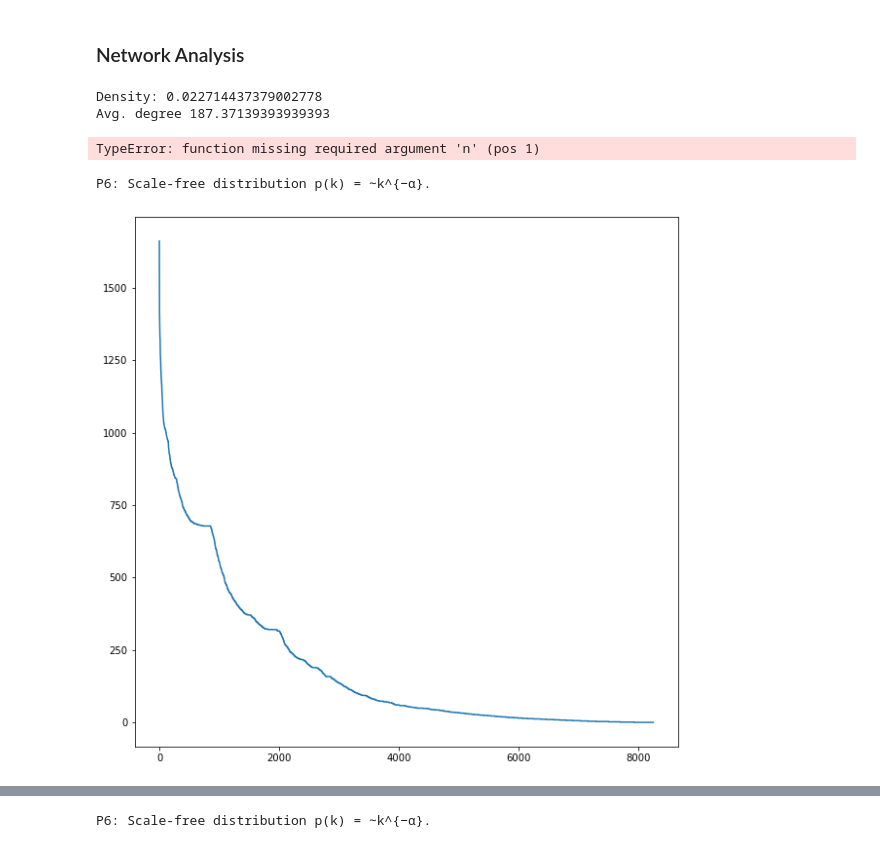
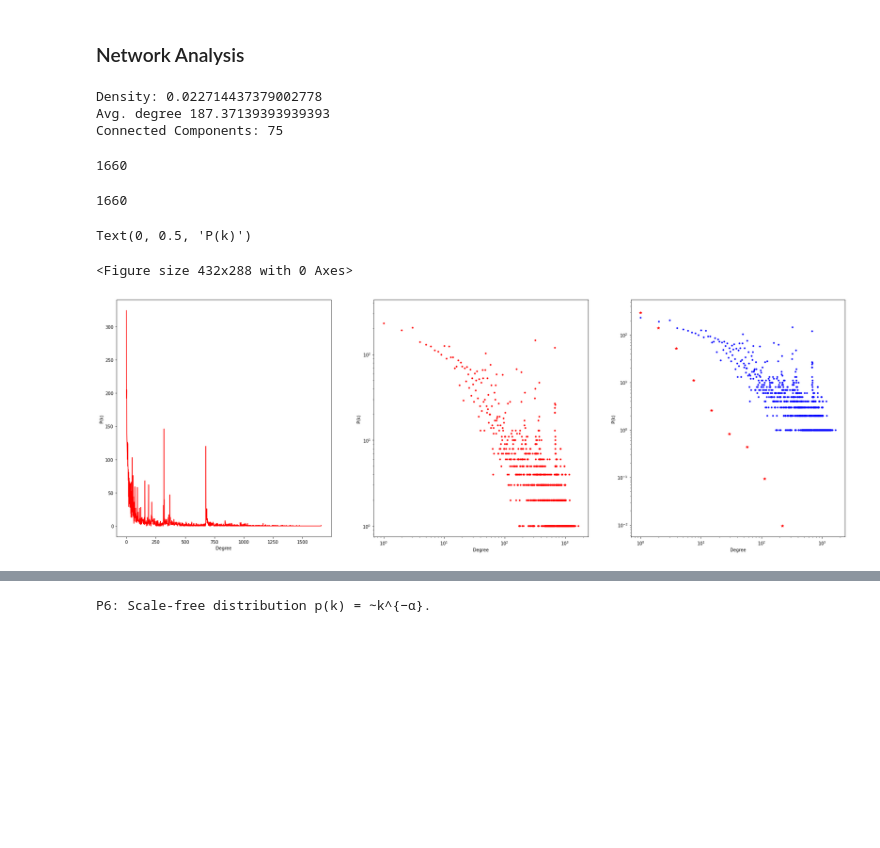
Before and after one commit to diazmx/phd-thesis-lab, a Jupyter notebook: 04-Analysis/02-NetworkModel.ipynb, the cells around one changed output, grey strips where cells are left out. Saved outputs shown, nothing was run; the diff lists cells and outputs as text; code cells hidden in the pictures; blank space fills up the shorter version.

Commit message:
Added Scale-free graphs

```diff
--- a/04-Analysis/02-NetworkModel.ipynb
+++ b/04-Analysis/02-NetworkModel.ipynb
@@ -264,7 +267,7 @@ def bipartite_projection(biparte_network, node_type=0):
     """
     Generate a monopartite network from bipartite network.
 
-    Args:
+    Parameters:
         bipartite_network (igraph Graph): The bipartie network.
         node_type (int): The set of nodes of the monopartite network.
 
@@ -322,24 +325,52 @@ print("Density:", density)
 
 avg_degree = sum(user_network.degree()) / user_network.vcount()
 print("Avg. degree", avg_degree)
+
+components = user_network.components()
+print("Connected Components:", len(components))
 # %% [output]
 Density: 0.022714437379002778
 Avg. degree 187.37139393939393
+Connected Components: 75
-TypeError: function missing required argument 'n' (pos 1)
-# %%
-##### P6: Scale-free distribution p(k) = ∼k−α. #####
-print("P6: Scale-free distribution p(k) = ∼k^{−α}.")
-#distri_grados = [i/user_network.vcount() for i in user_network.degree()]
-distri_grados = [i for i in user_network.degree()]
-plt.figure(figsize=(10,10))
-plt.plot(sorted(distri_grados,reverse=True))
-#x1, y1 = [100, 700], [0.13, 0.015]
-#x2, y2 = [1, 231], [3, 2]
-#plt.plot(x1, y1, marker = 'o')
-#plt.yscale("log")
-#plt.xscale("log")
-plt.show()
-print()
-# %% [output]
-P6: Scale-free distribution p(k) = ∼k^{−α}.
-[figure, removed]
+# %%
+max(user_network.degree())
+# %% [output]
+1660
+# %%
+max_degree = max(user_network.degree())
+print(max_degree)
+
+# Crear una lista donde se almacena
+degree_list = np.zeros(max_degree, dtype=int)
+
+for node in user_network.vs():
+    degree_list[node.degree()-1] = (degree_list[node.degree()-1] + 1)
+
+#degree_list = degree_list / user_network.vcount()
+
+plt.clf()
+fig = plt.figure(figsize=(30, 10))
+
+plt.subplot(1, 3, 1)
+plt.plot(degree_list, "r")
+plt.xlabel('Degree')
+plt.ylabel('P(k)')
+
+plt.subplot(1, 3, 2)
+plt.plot(range(max_degree), degree_list, "r.")
+plt.loglog()
+plt.xlabel('Degree')
+plt.ylabel('P(k)')
+
+plt.subplot(1, 3, 3)
+bins = np.logspace(0, 3.22, 12)
+plt.plot(bins[:-1], hist_norm, "r*")
+plt.plot(range(max_degree), degree_list, "b.")
+plt.loglog()
+plt.xlabel('Degree')
+plt.ylabel('P(k)')
+# %% [output]
+1660
+Text(0, 0.5, 'P(k)')
+<Figure size 432x288 with 0 Axes>
+[figure, added]
```
Also changed, not shown: parts of 29 cells of this notebook, 2 other files.
